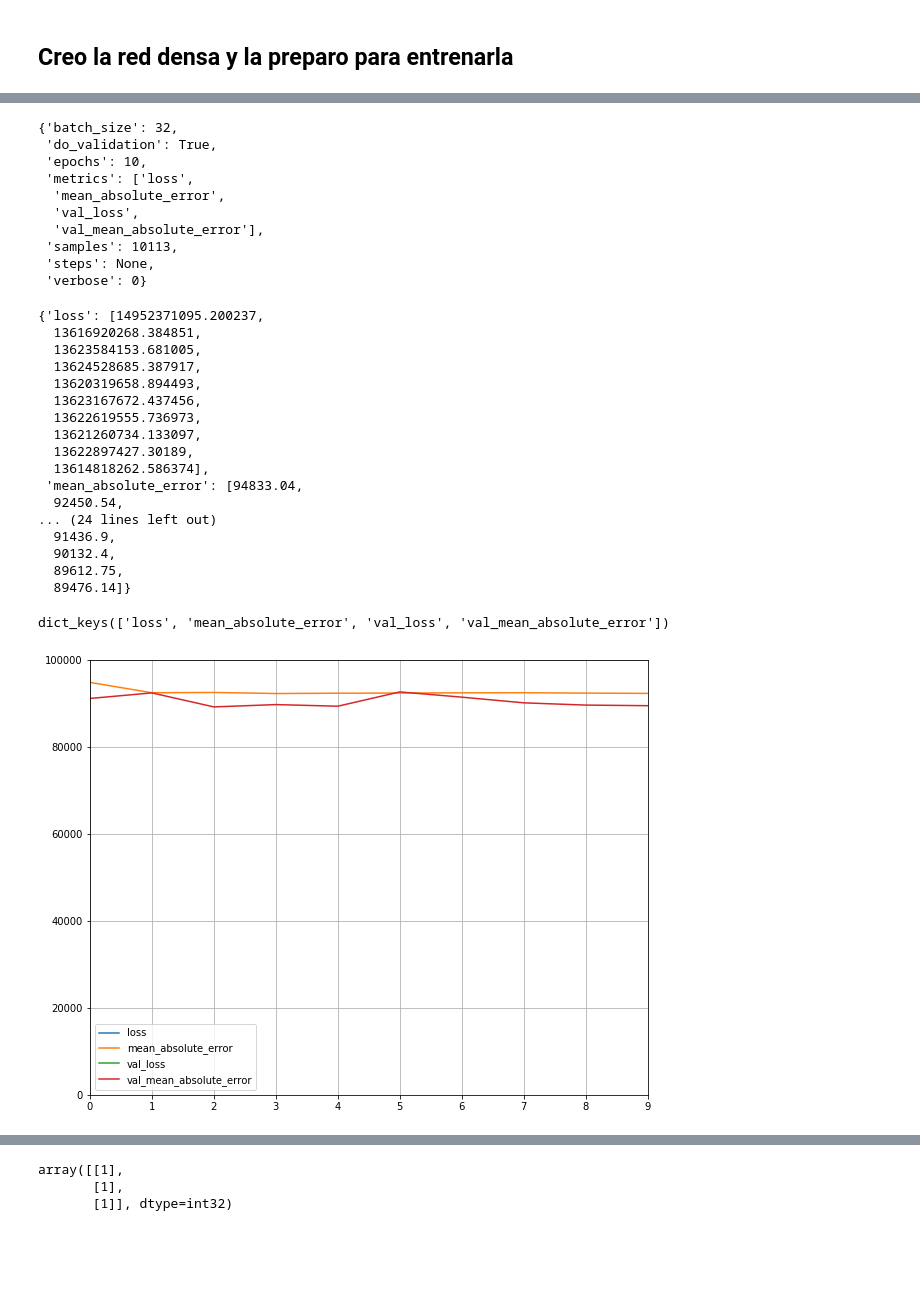
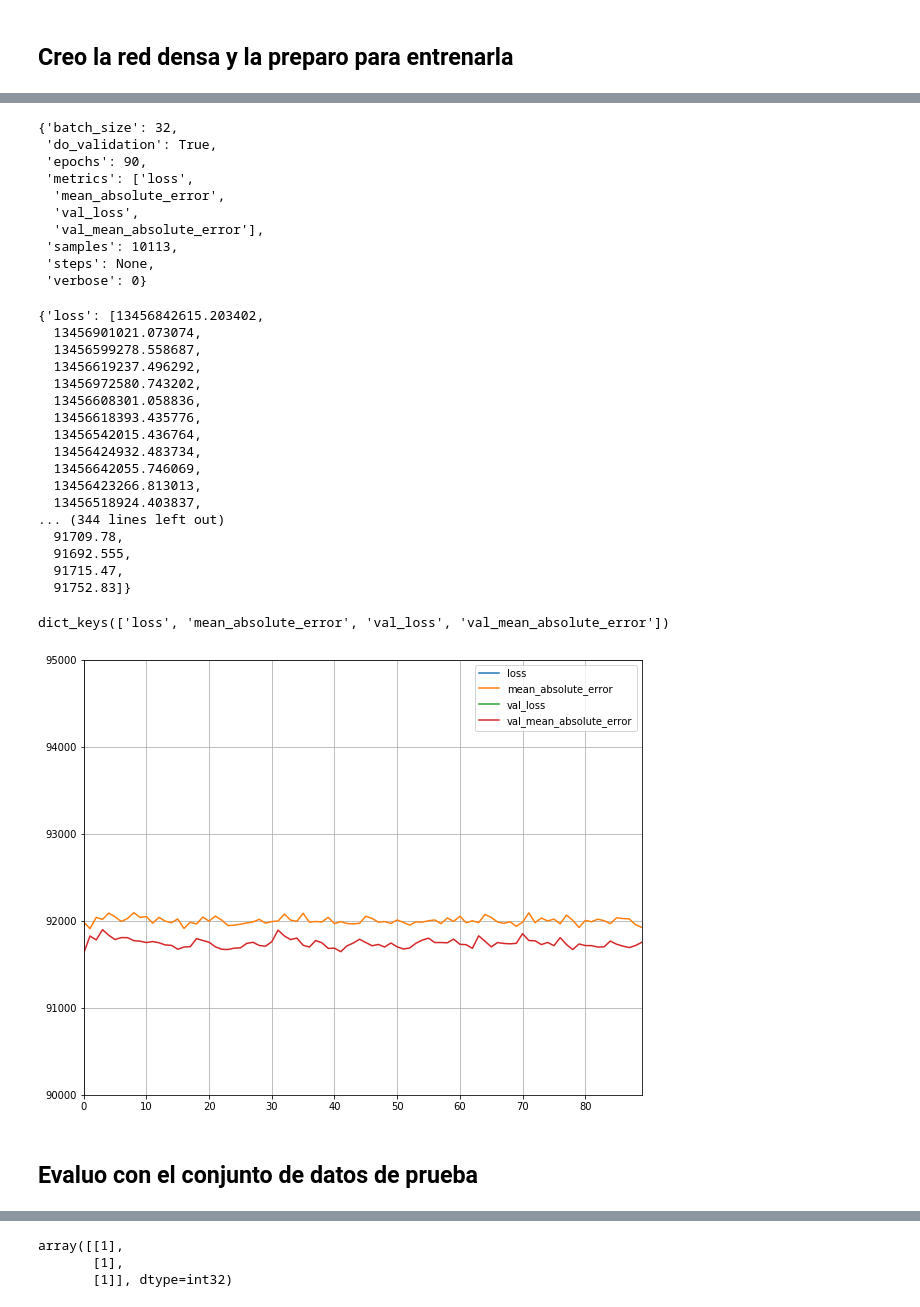
Before and after one commit to diefgallegorio/Entrega-MLP-housing, a Jupyter notebook: HOUSING_Redes.ipynb, the cells around one changed output, grey strips where cells are left out. Cells and saved outputs as stored; diff of their text form; code cells hidden in the pictures; blank space fills up the shorter version.

```diff
--- a/HOUSING_Redes.ipynb
+++ b/HOUSING_Redes.ipynb
@@ -122,9 +122,8 @@ Xvalid (4335, 9)
 ## Creo la red densa y la preparo para entrenarla
 # %%
 model = keras.models.Sequential([
-    keras.layers.Dense(200, input_shape=(9,), activation="relu"),
-    keras .layers.Dense(100, activation="relu"),
-    keras .layers.Dense(50, activation="sigmoid"),
+    keras.layers.Dense(50, input_shape=(9,), activation="tanh"),
+    keras .layers.Dense(10, activation="relu"),
     keras.layers.Dense(1)
 ])
 # %%
@@ -181,6 +176,6 @@ model.compile(loss=keras.losses.mse,
               optimizer="sgd",
               metrics=[keras.losses.mae])
 # %%
-history = model.fit(Xtrain, Ytrain, epochs=10, validation_data=(Xvalid, Yvalid))
+history = model.fit(Xtrain, Ytrain, epochs=90, validation_data=(Xvalid, Yvalid))
 # %% [output]
 Train on 10113 samples, validate on 4335 samples
@@ -205,7 +200,7 @@ history.params
 # %% [output]
 {'batch_size': 32,
  'do_validation': True,
- 'epochs': 10,
+ 'epochs': 90,
  'metrics': ['loss',
   'mean_absolute_error',
   'val_loss',
@@ -216,23 +211,23 @@ history.params
 # %%
 history.history
 # %% [output]
-{'loss': [14952371095.200237,
-  13616920268.384851,
-  13623584153.681005,
-  13624528685.387917,
-  13620319658.894493,
-  13623167672.437456,
-  13622619555.736973,
-  13621260734.133097,
-  13622897427.30189,
-  13614818262.586374],
- 'mean_absolute_error': [94833.04,
-  92450.54,
-... (24 lines left out)
-  91436.9,
-  90132.4,
-  89612.75,
-  89476.14]}
+{'loss': [13456842615.203402,
+  13456901021.073074,
+  13456599278.558687,
+  13456619237.496292,
+  13456972580.743202,
+  13456608301.058836,
+  13456618393.435776,
+  13456542015.436764,
+  13456424932.483734,
+  13456642055.746069,
+  13456423266.813013,
+  13456518924.403837,
+... (344 lines left out)
+  91709.78,
+  91692.555,
+  91715.47,
+  91752.83]}
 # %%
 history.history.keys()
 # %% [output]
@@ -240,10 +235,12 @@ dict_keys(['loss', 'mean_absolute_error', 'val_loss', 'val_mean_absolute_error']
 # %%
 pd.DataFrame(history.history).plot(figsize=(10, 8))
 plt.grid(True)
-plt.gca().set_ylim(0, 100000)
+plt.gca().set_ylim(90000, 95000)
 #save_fig("keras_learning_curves_plot")
 plt.show()
 # %% [output]
-[figure, old version]
+[figure, new version]
+# %% [markdown]
+## Evaluo con el conjunto de datos de prueba
 # %%
 Xtest, Ytest = pre_exploratorio_housing(Xtest,col_sal,col_num,col_cat,estra_num='median',estra_cat='most_frequent')
```
Also changed, not shown: parts of 10 cells of this notebook.
